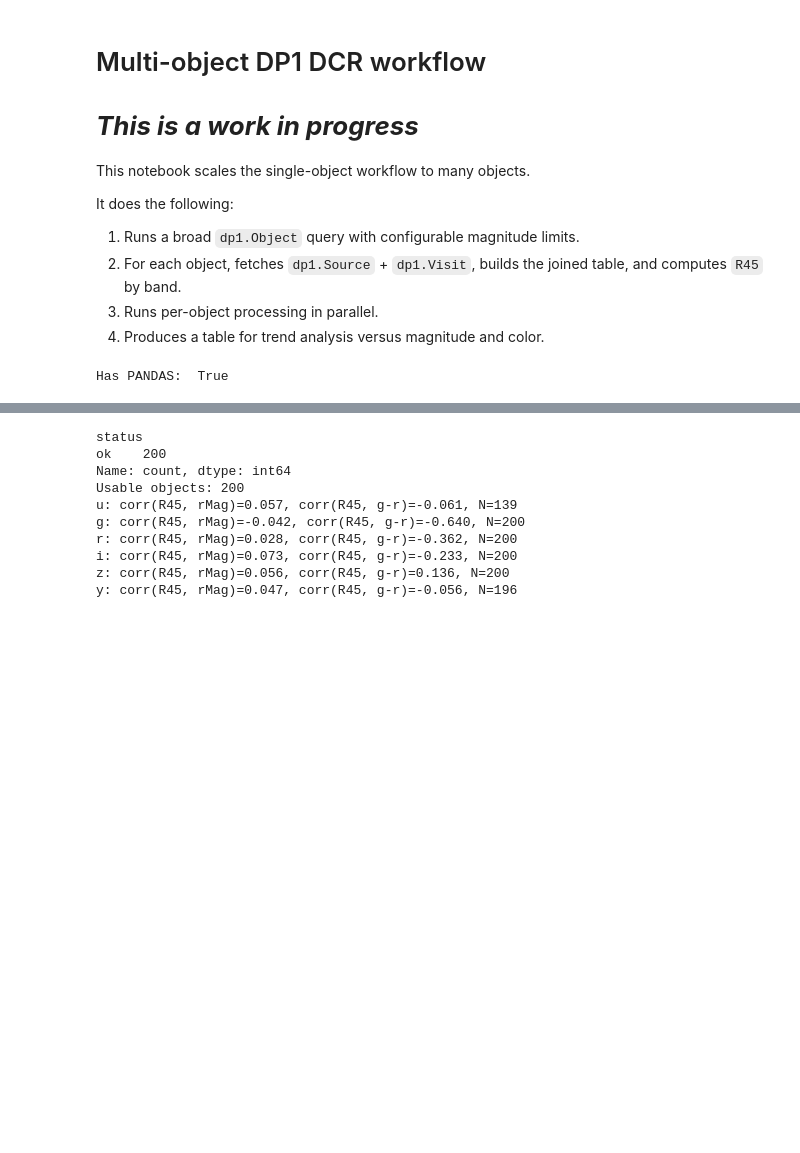
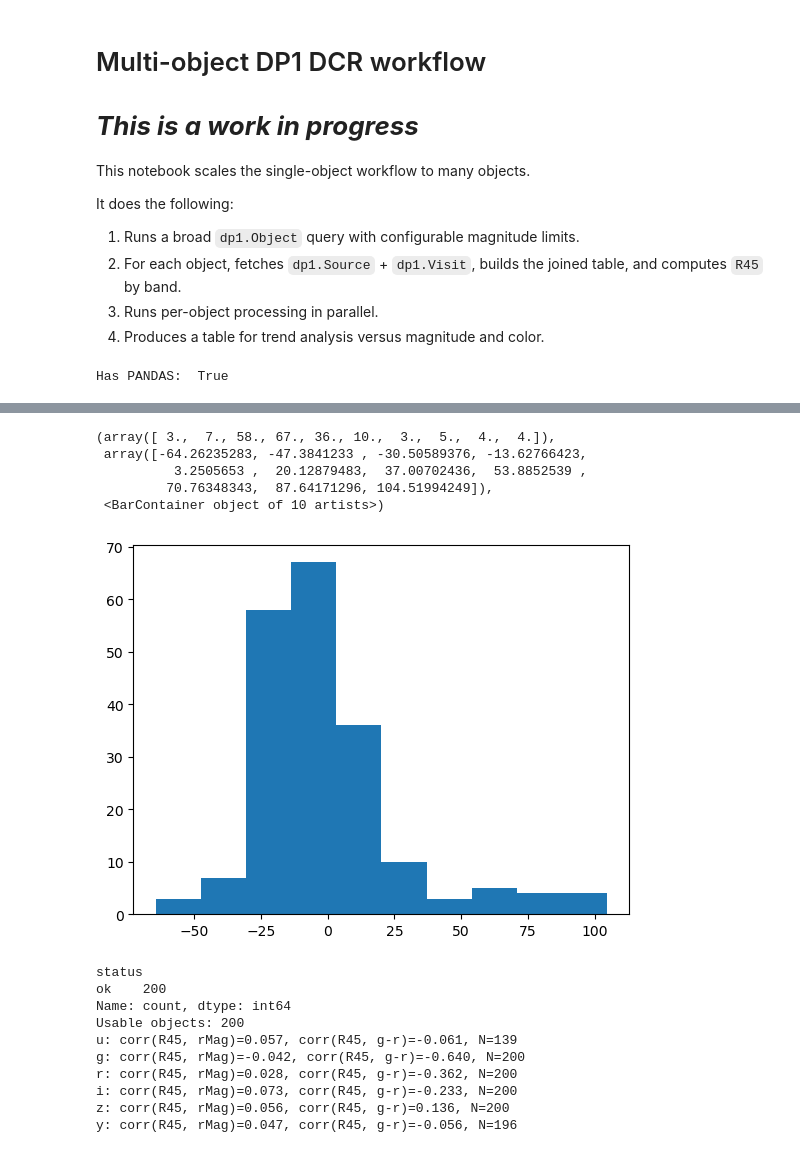
Before and after one commit to LSSTDESC/DifferentialCR, a Jupyter notebook: DCR_many_objects.ipynb, the cells around one changed output, grey strips where cells are left out. Saved outputs shown, nothing was run; the diff lists cells and outputs as text; code cells hidden in the pictures; blank space fills up the shorter version.

```diff
--- a/DCR_many_objects.ipynb
+++ b/DCR_many_objects.ipynb
@@ -533,7 +535,7 @@ def process_single_object(obj_row,
             result['status'] = 'no_visits'
             return result
 
-        master_all = join(source_table, visit_table, keys='visit')
+        master_all = join(source_table, visit_table, keys='visit', metadata_conflicts='silent')
         if len(master_all) < 4:
             result['status'] = 'too_few_joined_rows'
             return result
@@ -584,7 +586,7 @@ def process_single_object(obj_row,
 # ---------------------------------------------
 
 MAX_OBJECTS_TO_RUN = 200   # set None to run all selected objects
-MAX_WORKERS = 10           # increase carefully; each worker submits TAP jobs
+MAX_WORKERS = 6           # increase carefully; each worker submits TAP jobs
 
 objects_to_run = object_table if MAX_OBJECTS_TO_RUN is None else object_table[:MAX_OBJECTS_TO_RUN]
 print(f'Running {len(objects_to_run)} objects with {MAX_WORKERS} workers...')
@@ -599,7 +601,7 @@ with ThreadPoolExecutor(max_workers=MAX_WORKERS) as pool:
 
     for index, future in enumerate(as_completed(future_map), start=1):
         results.append(future.result())
-        if index % 20 == 0 or index == len(future_map):
+        if index % 5 == 0 or index == len(future_map):
             print(f'Completed {index}/{len(future_map)} objects')
 
 if HAS_PANDAS:
@@ -645,3 +665,14 @@ WARNING: MergeConflictWarning: In merged column 'visit' the 'description' attrib
+# %%
+mas = results_df['R45_g'] * 3600.0 * 1000.0
+mag = results_df['g_minus_r'] + results_df['r_minus_i']
+plt.hist(mas/mag)
+# %% [output]
+(array([ 3.,  7., 58., 67., 36., 10.,  3.,  5.,  4.,  4.]),
+ array([-64.26235283, -47.3841233 , -30.50589376, -13.62766423,
+          3.2505653 ,  20.12879483,  37.00702436,  53.8852539 ,
+         70.76348343,  87.64171296, 104.51994249]),
+ <BarContainer object of 10 artists>)
+[figure, added]
 # %%
 # ----------------------------------------------------
 # 4) Lightweight trend summaries (no per-object plots)
```
Also changed, not shown: parts of 4 cells of this notebook, 2 other files.
